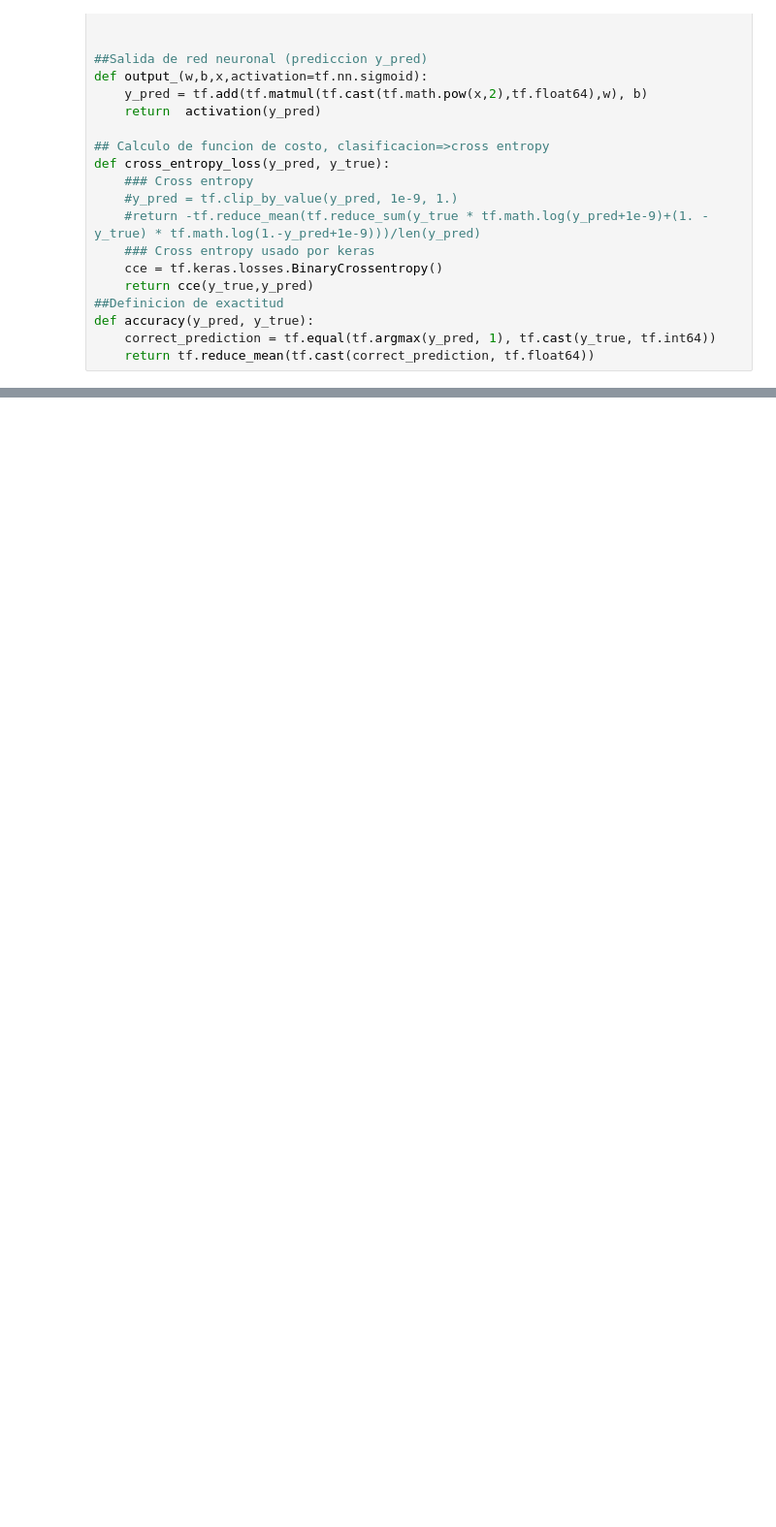
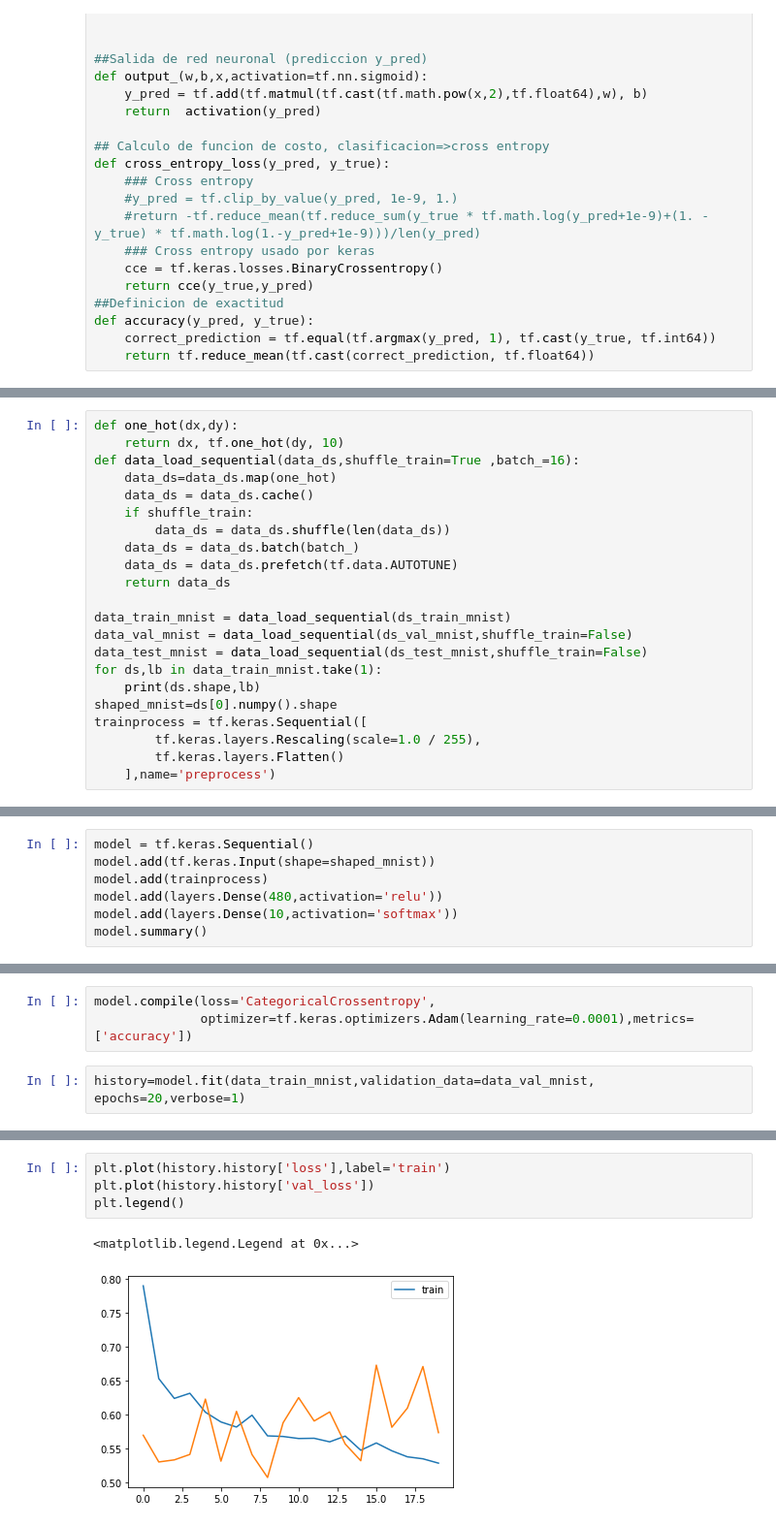
Before and after one commit to Maestria-en-Ciencia-de-datos-HWTNM/repo_curso_tf2_2022_2, a Jupyter notebook: clases/clase_notebook.ipynb, the cells around one changed output, grey strips where cells are left out. Shown at 97% size. Saved outputs shown, nothing was run; the diff lists cells and outputs as text; blank space fills up the shorter version.

```diff
--- a/clases/clase_notebook.ipynb
+++ b/clases/clase_notebook.ipynb
@@ -2179,0 +2099,22 @@ _________________________________________________________________
+# %%
+def one_hot(dx,dy):
+    return dx, tf.one_hot(dy, 10)
+def data_load_sequential(data_ds,shuffle_train=True ,batch_=16):
+    data_ds=data_ds.map(one_hot)
+    data_ds = data_ds.cache()
+    if shuffle_train:
+        data_ds = data_ds.shuffle(len(data_ds))
+    data_ds = data_ds.batch(batch_)
+    data_ds = data_ds.prefetch(tf.data.AUTOTUNE)
+    return data_ds
+
+data_train_mnist = data_load_sequential(ds_train_mnist)
+data_val_mnist = data_load_sequential(ds_val_mnist,shuffle_train=False)
+data_test_mnist = data_load_sequential(ds_test_mnist,shuffle_train=False)
+for ds,lb in data_train_mnist.take(1):
+    print(ds.shape,lb)
+shaped_mnist=ds[0].numpy().shape
+trainprocess = tf.keras.Sequential([
+        tf.keras.layers.Rescaling(scale=1.0 / 255),
+        tf.keras.layers.Flatten()
+    ],name='preprocess')
@@ -2179,0 +2142,7 @@ _________________________________________________________________
+# %%
+model = tf.keras.Sequential()
+model.add(tf.keras.Input(shape=shaped_mnist))
+model.add(trainprocess)
+model.add(layers.Dense(480,activation='relu'))
+model.add(layers.Dense(10,activation='softmax'))
+model.summary()
@@ -2179,0 +2167,5 @@ _________________________________________________________________
+# %%
+model.compile(loss='CategoricalCrossentropy',
+              optimizer=tf.keras.optimizers.Adam(learning_rate=0.0001),metrics=['accuracy'])
+# %%
+history=model.fit(data_train_mnist,validation_data=data_val_mnist, epochs=20,verbose=1)
@@ -2179,0 +2190,7 @@ _________________________________________________________________
+# %%
+plt.plot(history.history['loss'],label='train')
+plt.plot(history.history['val_loss'])
+plt.legend()
+# %% [output]
+<matplotlib.legend.Legend at 0x...>
+[figure, added]
```
Also changed, not shown: parts of 378 cells of this notebook, 2 other files.
